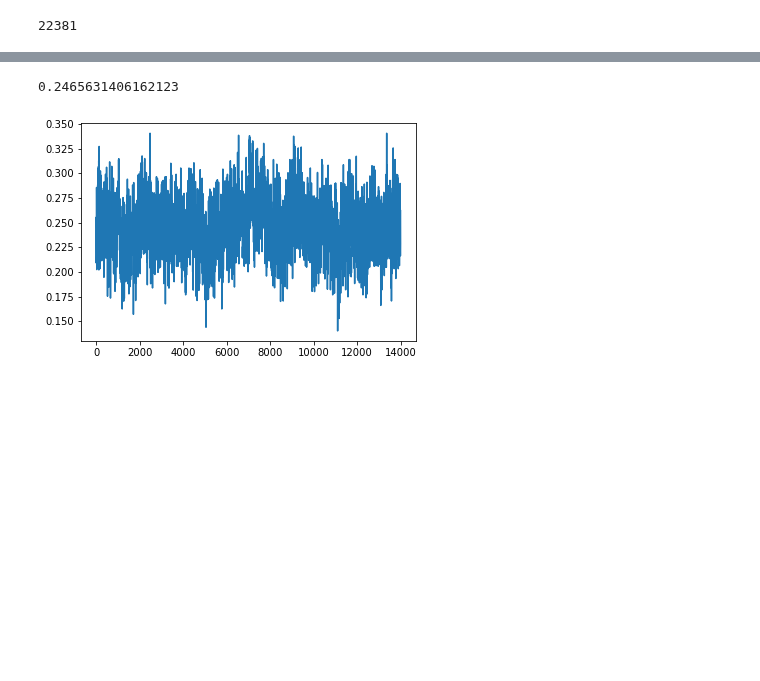
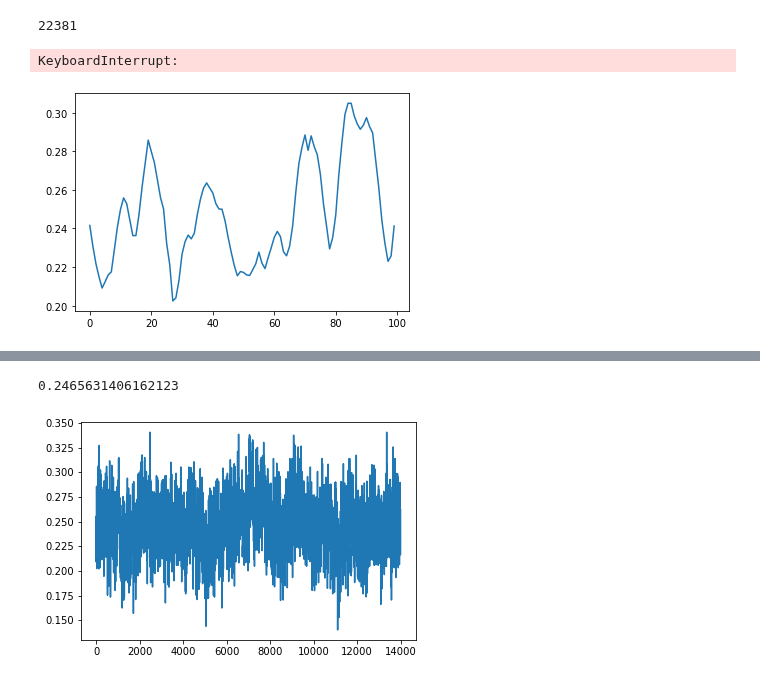
Before and after one commit to MazinLab/MKIDReadoutAnalysis, a Jupyter notebook: R_test.ipynb, the cells around one changed output, grey strips where cells are left out. Saved outputs shown, nothing was run; the diff lists cells and outputs as text; code cells hidden in the pictures; blank space fills up the shorter version.

```diff
--- a/R_test.ipynb
+++ b/R_test.ipynb
@@ -38,3 +38,12 @@ red_readout.trigger(red_phase_data, fs = 1e6, threshold=-0.15, deadtime=30)
 print((red_readout.trig>0).sum())
 # %% [output]
 22381
+# %%
+red_phase_data[0:100]
+red_data_iq = red_data.imag + red_data.real*1j
+# %%
+plt.plot(red_phase_data[0:100])
+plt.plot(np.angle(red_data_iq[0:100]))
+# %% [output]
+KeyboardInterrupt:
+[figure, added]
```
Also changed, not shown: parts of 1 cell of this notebook, 3 other files.
